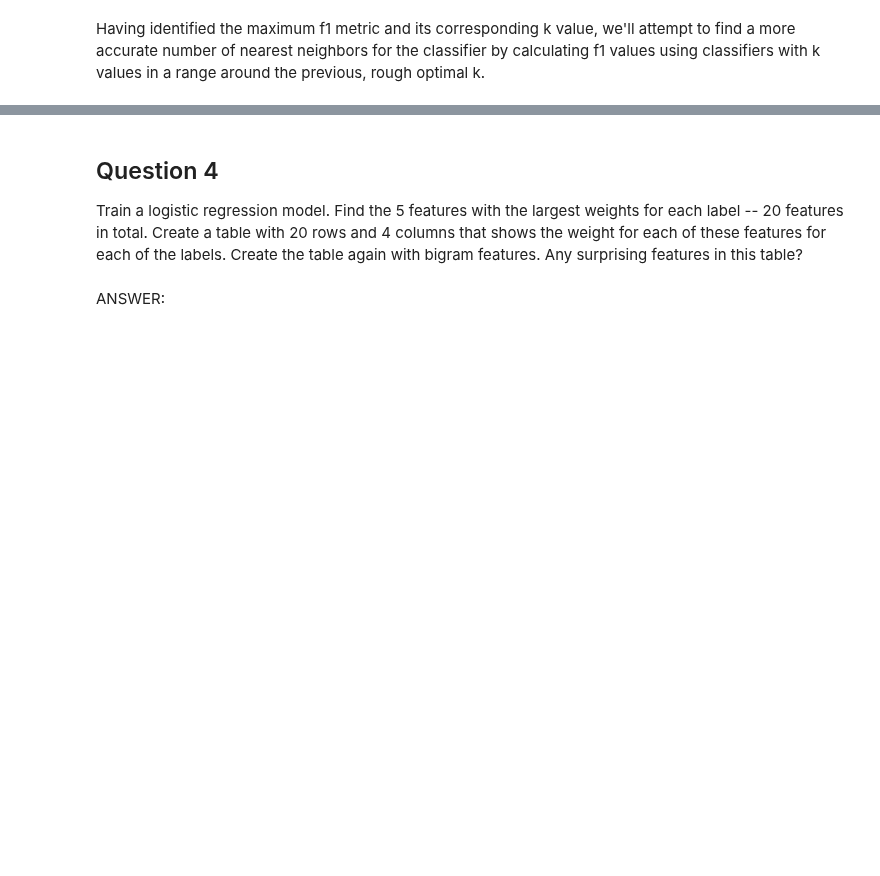
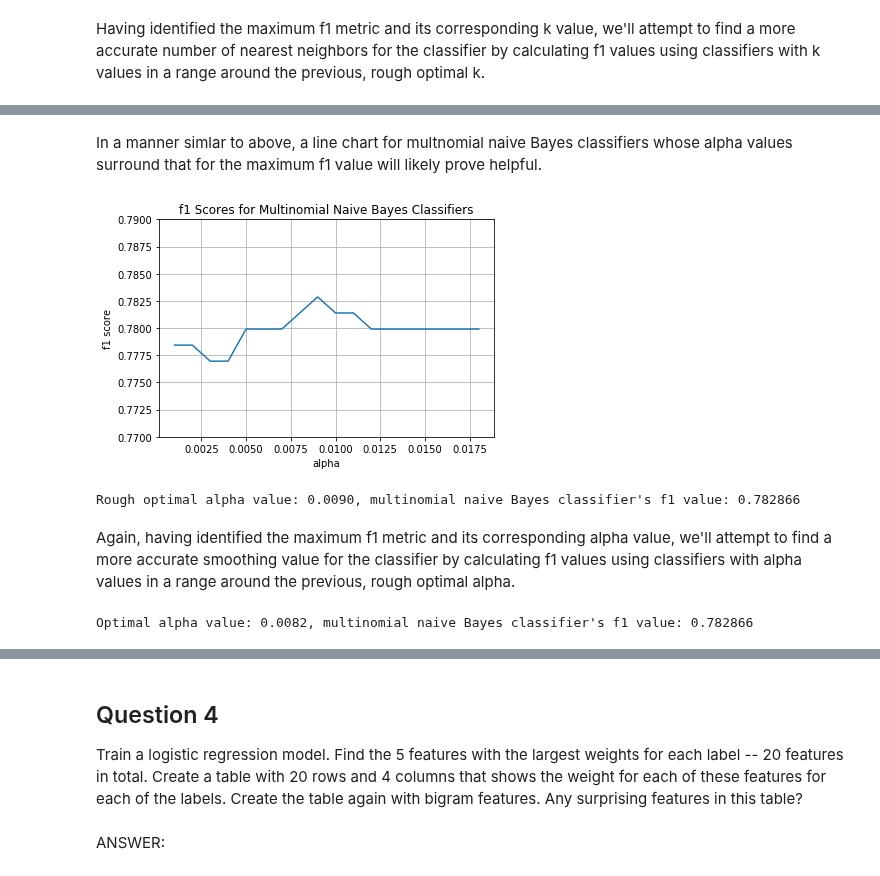
Before and after one commit to bdandersen-berkeley/mids, a Jupyter notebook: W207/homework/brad_andersen_p2.ipynb, the cells around one changed output, grey strips where cells are left out. Saved outputs shown, nothing was run; the diff lists cells and outputs as text; code cells hidden in the pictures; blank space fills up the shorter version.

Commit message:
Completed Problem 3, multinomial naive Bayes classifier

```diff
--- a/W207/homework/brad_andersen_p2.ipynb
+++ b/W207/homework/brad_andersen_p2.ipynb
@@ -351,0 +355,11 @@ Optimal k value: 176, KNN classifier's f1 value: 0.508124
+# %%
+# Report the f1 score (use metrics.f1_score) for a vanilla multinomial naive Bayes classifier,
+# where alpha = 1.0
+q3_nb_classifier = MultinomialNB()
+q3_nb_classifier.fit(X = q3_train_term_matrix, y = train_labels)
+
+predicted_labels = q3_nb_classifier.predict(X = q3_test_term_matrix)
+print("Mulnomial naive Bayes classifier f1 score (alpha = 1.0): %.6f" % \
+      metrics.f1_score(y_true = test_labels, y_pred = predicted_labels, average = "micro"))
+print("Classification report:\n", \
+     metrics.classification_report(y_true = test_labels, y_pred = predicted_labels, target_names = categories))
@@ -351,0 +381,9 @@ Optimal k value: 176, KNN classifier's f1 value: 0.508124
+# %%
+TEST_ALPHA_VALUES = [0.01, 0.1, 0.5, 0.9, 0.99, 1.01, 1.1, 1.5, 1.9, 5]
+
+for a in TEST_ALPHA_VALUES:
+  test_nb_classifier = MultinomialNB(alpha = a)
+  test_nb_classifier.fit(X = q3_train_term_matrix, y = train_labels)
+  predicted_labels = test_nb_classifier.predict(X = q3_test_term_matrix)
+  print("Mulnomial naive Bayes classifier f1 score (alpha = %.4f): %.6f" % \
+      (a, metrics.f1_score(y_true = test_labels, y_pred = predicted_labels, average = "micro")))
@@ -351,0 +401,59 @@ Optimal k value: 176, KNN classifier's f1 value: 0.508124
+# %% [markdown]
+In a manner simlar to above, a line chart for multnomial naive Bayes classifiers whose alpha values surround that for the maximum f1 value will likely prove helpful.
+# %%
+a_f1 = []
+rough_optimal_a = 0.01 - 0.009
+rough_maximum_f1 = 0.0
+
+a = rough_optimal_a
+while a < 0.01 + 0.009:
+  test_nb_classifier = MultinomialNB(alpha = a)
+  test_nb_classifier.fit(X = q3_train_term_matrix, y = train_labels)
+  predicted_labels = test_nb_classifier.predict(X = q3_test_term_matrix)
+  f1 = metrics.f1_score(y_true = test_labels, y_pred = predicted_labels, average = "micro")
+
+  # Append the k-f1 tuple to the list, and check whether a maximum f1 value has been identified
+  a_f1.append((a, f1))
+  if f1 > rough_maximum_f1:
+    rough_maximum_f1 = f1
+    rough_optimal_a = a
+
+  a += 0.001
+
+plt.plot([x[0] for x in a_f1], [y[1] for y in a_f1])
+plt.xlabel("alpha")
+plt.ylabel("f1 score")
+plt.title("f1 Scores for Multinomial Naive Bayes Classifiers")
+plt.ylim(0.77, 0.79)
+plt.grid(True)
+plt.show()
+
+print("Rough optimal alpha value: %.4f, multinomial naive Bayes classifier's f1 value: %.6f" % (rough_optimal_a, rough_maximum_f1))
+# %% [output]
+[figure, added]
+Rough optimal alpha value: 0.0090, multinomial naive Bayes classifier's f1 value: 0.782866
+# %% [markdown]
+Again, having identified the maximum f1 metric and its corresponding alpha value, we'll attempt to find a more accurate smoothing value for the classifier by calculating f1 values using classifiers with alpha values in a range around the previous, rough optimal alpha.
+# %%
+optimal_a = rough_optimal_a
+maximum_f1 = 0.0
+
+# Iterate through a range of alpha values to either side of the previously-identified (i.e. rough)
+# optimal a
+a = rough_optimal_a - ((rough_optimal_a / 100) * 99)
+while a < rough_optimal_a + ((rough_optimal_a / 100) * 99):
+  test_nb_classifier = MultinomialNB(alpha = a)
+  test_nb_classifier.fit(X = q3_train_term_matrix, y = train_labels)
+  predicted_labels = test_nb_classifier.predict(X = q3_test_term_matrix)
+  f1 = metrics.f1_score(y_true = test_labels, y_pred = predicted_labels, average = "micro")
+
+  # Check whether a maximum f1 value has been identified
+  if f1 > maximum_f1:
+    maximum_f1 = f1
+    optimal_a = a
+
+  a += rough_optimal_a / 100
+
+print("Optimal alpha value: %.4f, multinomial naive Bayes classifier's f1 value: %.6f" % (optimal_a, maximum_f1))
+# %% [output]
+Optimal alpha value: 0.0082, multinomial naive Bayes classifier's f1 value: 0.782866
```
Also changed, not shown: parts of 12 cells of this notebook.
